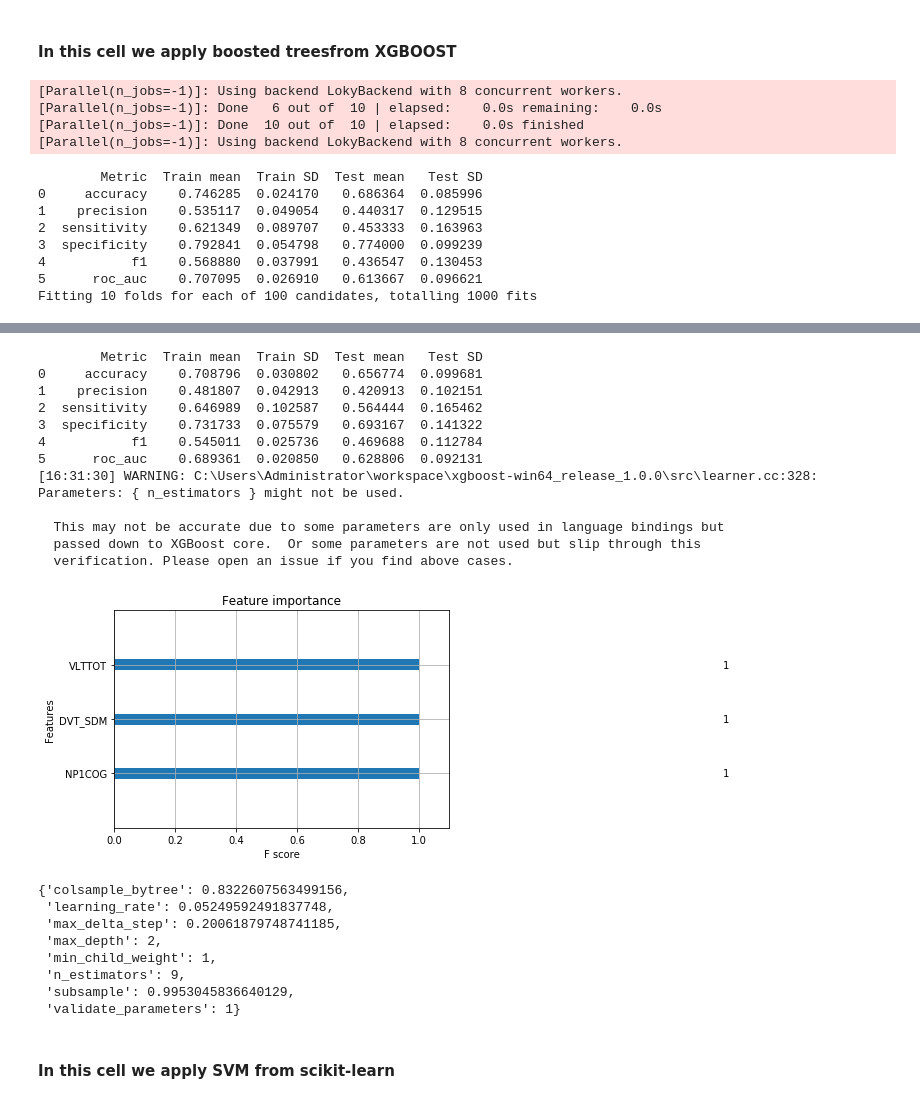
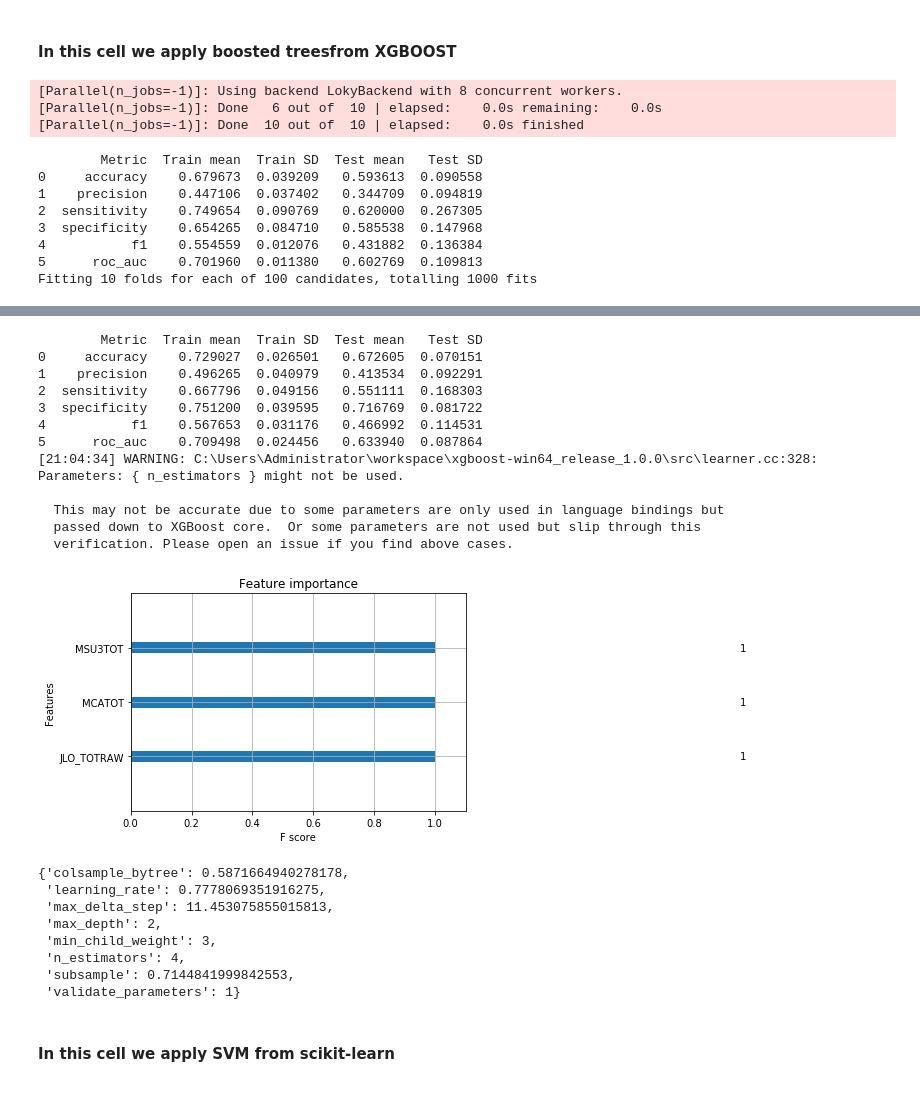
Before and after one commit to Tjersland/Master_2020_Prediction_of_Psychosis_in_Parkinsons_Patients_using_Machine_learning, a Jupyter notebook: Models_BL.ipynb, the cells around one changed output, grey strips where cells are left out. Cells and saved outputs as stored; diff of their text form; code cells hidden in the pictures.

```diff
--- a/Models_BL.ipynb
+++ b/Models_BL.ipynb
@@ -80,5 +81,11 @@ train.drop(["EVENT_ID", "PATNO"], axis = 1, inplace = True)
 # We form Y
 Y = train.pop("HALL_EVER")
 
-print(train.shape)
+print("(The number of subjects, number of features) in training set", train.shape)
+print("Number of patients which hallucinates eventually in training set is ",  sum(Y), " which is ", sum(Y)/ (Y.size), " percent of patients")
+
+#Important for xgboost class weight balancing
+num_pos_samples = sum(Y)
+num_neg_samples = Y.size - num_pos_samples
+pos_weights_scale = num_neg_samples / num_pos_samples
 # %% [output]
@@ -343,14 +349,14 @@ params = {
   'learning_rate': 1,
   'max_depth': 2,
   'objective': 'binary:logistic',
-    'scale_pos_weight':  2.3
+    'scale_pos_weight':  pos_weights_scale
 }
 
 clf_xgb = XGBClassifier(**params)
 CV_report(clf_xgb, train, Y, 10, scoring)
 
-clf_xgb = XGBClassifier(objective = 'binary:logistic', scale_pos_weight = 2.3)
-param_dist = {'n_estimators': stats.randint(1, 10),
+clf_xgb = XGBClassifier(objective = 'binary:logistic', scale_pos_weight = pos_weights_scale)
+param_dist = {'n_estimators': stats.randint(1, 100),
               'learning_rate': stats.uniform(0.01, 0.99),
               'subsample': stats.uniform(0.3, 0.7),
               'max_depth': [1,2,3, 4, 5, 6, 7, 8, 9],
@@ -362,7 +368,7 @@ param_dist = {'n_estimators': stats.randint(1, 10),
 results = randomized_tuning(train,Y,clf_xgb, param_dist, 10, 100, scoring,'sensitivity')
 params = results.best_params_
 
-clf_xgb = XGBClassifier(**params, objective = 'binary:logistic', scale_pos_weight = 2.3)
+clf_xgb = XGBClassifier(**params, objective = 'binary:logistic', scale_pos_weight = pos_weights_scale)
 CV_report(clf_xgb, train, Y, 10, scoring)
 
 
@@ -373,12 +379,11 @@ pyplot.show()
 [Parallel(n_jobs=-1)]: Using backend LokyBackend with 8 concurrent workers.
 [Parallel(n_jobs=-1)]: Done   6 out of  10 | elapsed:    0.0s remaining:    0.0s
 [Parallel(n_jobs=-1)]: Done  10 out of  10 | elapsed:    0.0s finished
-[Parallel(n_jobs=-1)]: Using backend LokyBackend with 8 concurrent workers.
         Metric  Train mean  Train SD  Test mean   Test SD
-0     accuracy    0.746285  0.024170   0.686364  0.085996
-1    precision    0.535117  0.049054   0.440317  0.129515
-2  sensitivity    0.621349  0.089707   0.453333  0.163963
-3  specificity    0.792841  0.054798   0.774000  0.099239
-4           f1    0.568880  0.037991   0.436547  0.130453
-5      roc_auc    0.707095  0.026910   0.613667  0.096621
+0     accuracy    0.679673  0.039209   0.593613  0.090558
+1    precision    0.447106  0.037402   0.344709  0.094819
+2  sensitivity    0.749654  0.090769   0.620000  0.267305
+3  specificity    0.654265  0.084710   0.585538  0.147968
+4           f1    0.554559  0.012076   0.431882  0.136384
+5      roc_auc    0.701960  0.011380   0.602769  0.109813
 Fitting 10 folds for each of 100 candidates, totalling 1000 fits
@@ -388,30 +395,30 @@ Fitting 10 folds for each of 100 candidates, totalling 1000 fits
 [Parallel(n_jobs=-1)]: Using backend LokyBackend with 8 concurrent workers.
 [Parallel(n_jobs=-1)]: Done   6 out of  10 | elapsed:    0.0s remaining:    0.0s
 [Parallel(n_jobs=-1)]: Done  10 out of  10 | elapsed:    0.0s finished
         Metric  Train mean  Train SD  Test mean   Test SD
-0     accuracy    0.708796  0.030802   0.656774  0.099681
-1    precision    0.481807  0.042913   0.420913  0.102151
-2  sensitivity    0.646989  0.102587   0.564444  0.165462
-3  specificity    0.731733  0.075579   0.693167  0.141322
-4           f1    0.545011  0.025736   0.469688  0.112784
-5      roc_auc    0.689361  0.020850   0.628806  0.092131
-[16:31:30] WARNING: C:\Users\Administrator\workspace\xgboost-win64_release_1.0.0\src\learner.cc:328:
+0     accuracy    0.729027  0.026501   0.672605  0.070151
+1    precision    0.496265  0.040979   0.413534  0.092291
+2  sensitivity    0.667796  0.049156   0.551111  0.168303
+3  specificity    0.751200  0.039595   0.716769  0.081722
+4           f1    0.567653  0.031176   0.466992  0.114531
+5      roc_auc    0.709498  0.024456   0.633940  0.087864
+[21:04:34] WARNING: C:\Users\Administrator\workspace\xgboost-win64_release_1.0.0\src\learner.cc:328:
 Parameters: { n_estimators } might not be used.
 
   This may not be accurate due to some parameters are only used in language bindings but
   passed down to XGBoost core.  Or some parameters are not used but slip through this
   verification. Please open an issue if you find above cases.
-[figure, old version]
+[figure, new version]
 # %%
 results.best_params_
 # %% [output]
-{'colsample_bytree': 0.8322607563499156,
- 'learning_rate': 0.05249592491837748,
- 'max_delta_step': 0.20061879748741185,
+{'colsample_bytree': 0.5871664940278178,
+ 'learning_rate': 0.7778069351916275,
+ 'max_delta_step': 11.453075855015813,
  'max_depth': 2,
- 'min_child_weight': 1,
- 'n_estimators': 9,
- 'subsample': 0.9953045836640129,
+ 'min_child_weight': 3,
+ 'n_estimators': 4,
+ 'subsample': 0.7144841999842553,
  'validate_parameters': 1}
 # %% [markdown]
 #### In this cell we apply SVM from scikit-learn
```
Also changed, not shown: parts of 9 cells of this notebook, 5 other files.
